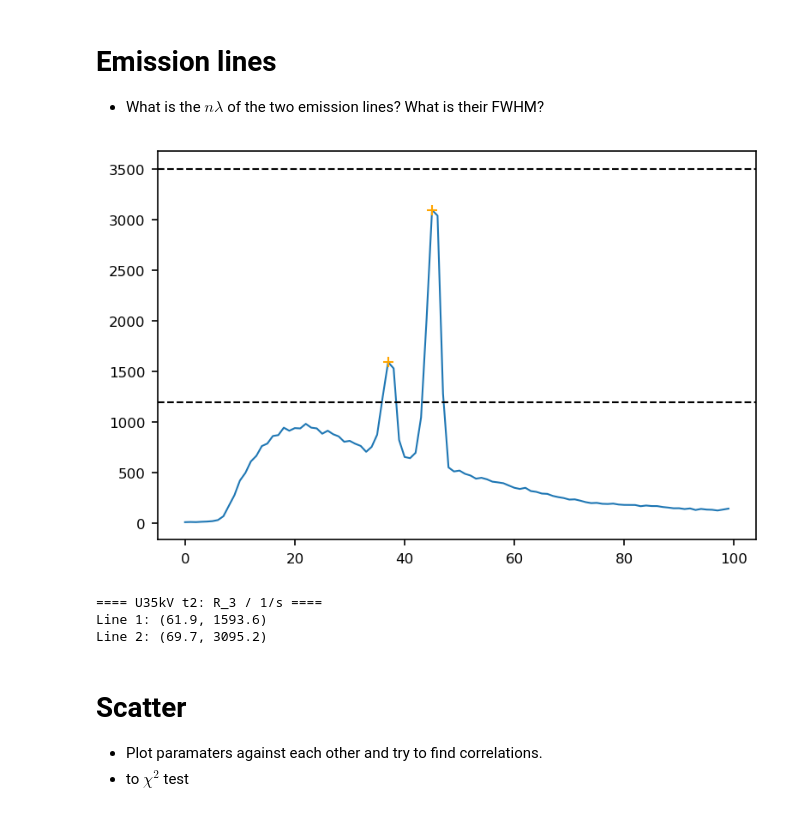
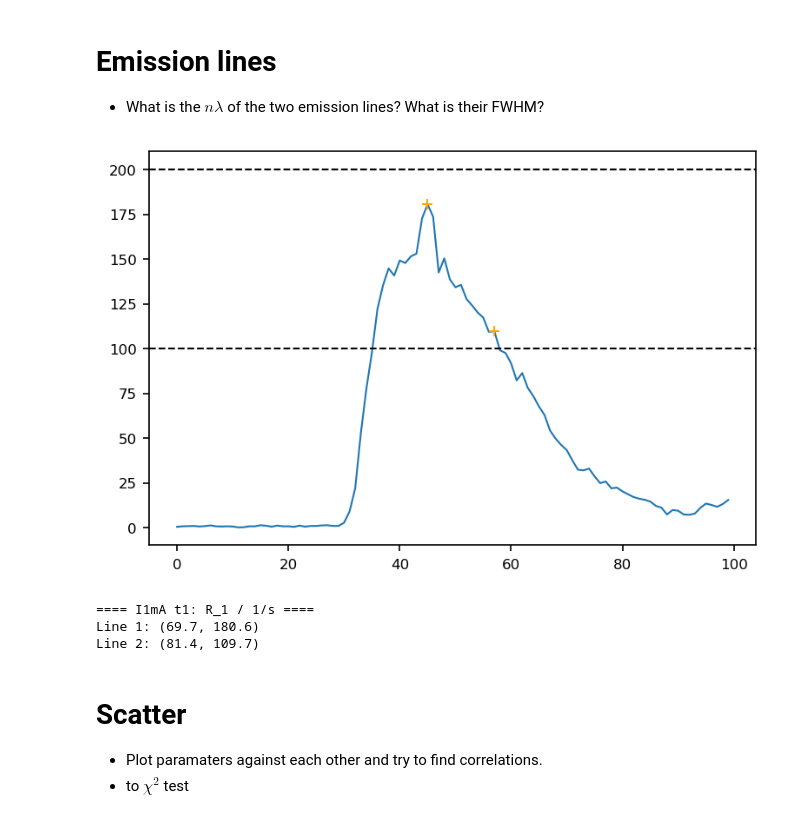
Before and after one commit to parallax-xallaraq/PHSX616, a Jupyter notebook: Lab2 - X-ray Apparatus/Code/Inspect.ipynb, the cells around one changed output. Cells and saved outputs as stored; diff of their text form; code cells hidden in the pictures.

```diff
--- a/Lab2 - X-ray Apparatus/1 - Investigating the energy spectrum/Code/Inspect.ipynb
+++ b/Lab2 - X-ray Apparatus/Code/Inspect.ipynb
@@ -208,19 +208,19 @@ def TestEmission(trial,experiment,height) :
         return None, None
 # %%
 # set these
-trial = 3
-experiment = 'U35kV t2' # ['I1mA t1', 'I1mA t2', 'U35kV t1', 'U35kV t2']
-height = (1200, 3500) # adjust (x,y) range until you get one value
+trial = 1
+experiment = 'I1mA t1' # ['I1mA t1', 'I1mA t2', 'U35kV t1', 'U35kV t2']
+height = (100, 200) # adjust (x,y) range until you get one value
 # test
 xy1, xy2 = TestEmission(trial,experiment,height)
 print('==== '+experiment+': R_'+str(trial)+' / 1/s ====')
 print('Line 1:', xy1) # copy this into table below
 print('Line 2:', xy2) # copy this into table below
 # %% [output]
-[figure, old version]
+[figure, new version]
-==== U35kV t2: R_3 / 1/s ====
-Line 1: (61.9, 1593.6)
-Line 2: (69.7, 3095.2)
+==== I1mA t1: R_1 / 1/s ====
+Line 1: (69.7, 180.6)
+Line 2: (81.4, 109.7)
 # %%
 # found by eye using func above
 label = 'line1'
```
Also changed, not shown: parts of 2 cells of this notebook, 41 other files.
